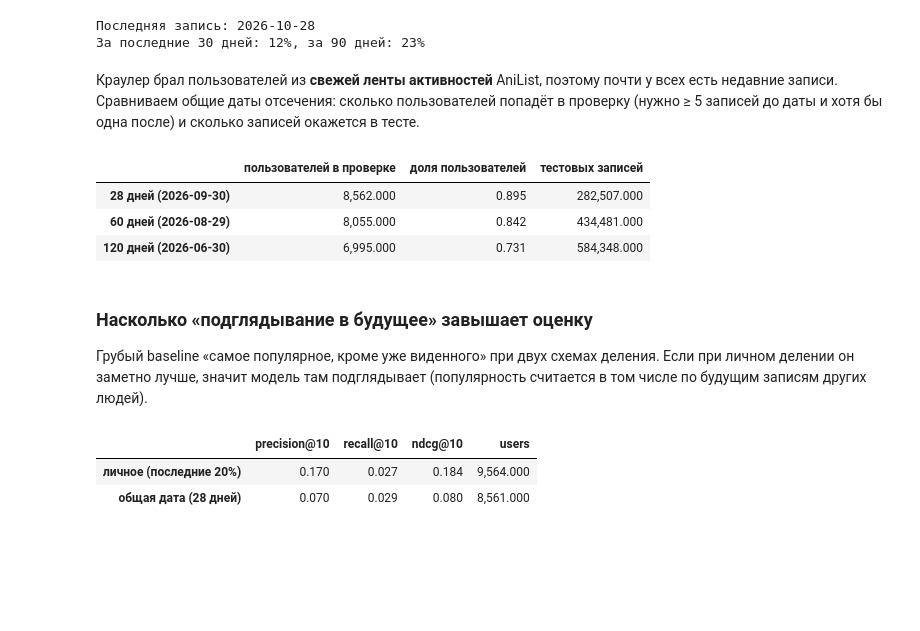
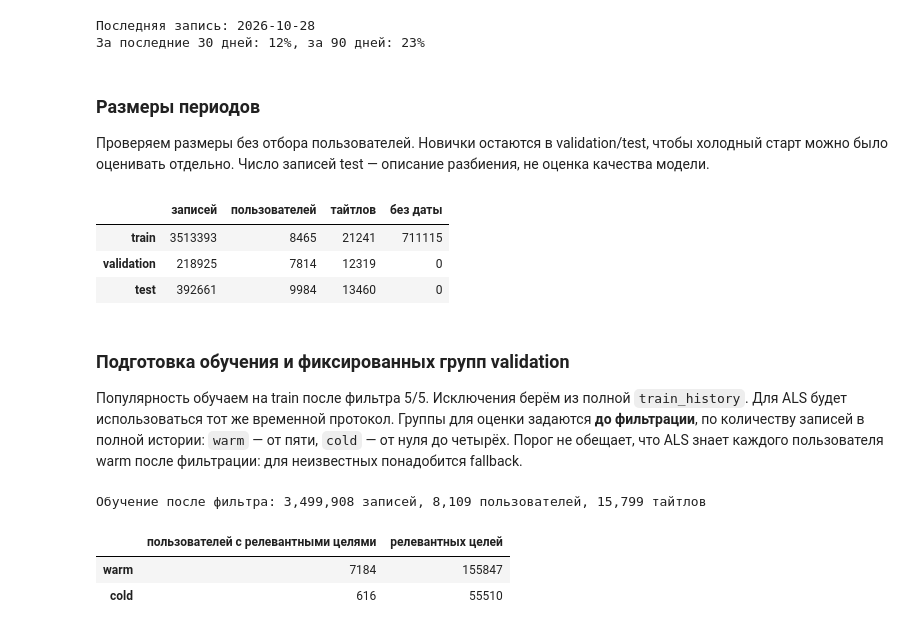
Before and after one commit to Drain-Doglazer/AniFolder, a Jupyter notebook: ml/notebooks/01_eda.ipynb, the cells around one changed output. Cells and saved outputs as stored; diff of their text form; code cells hidden in the pictures; blank space fills up the shorter version.

```diff
--- a/ml/notebooks/01_eda.ipynb
+++ b/ml/notebooks/01_eda.ipynb
@@ -477,52 +507,46 @@ print(f"За последние 30 дней: {(dated >= last - pd.Timedelta(days
 Последняя запись: 2026-10-28
 За последние 30 дней: 12%, за 90 дней: 23%
 # %% [markdown]
-Краулер брал пользователей из **свежей ленты активностей** AniList, поэтому почти у всех есть недавние записи. Сравниваем общие даты отсечения: сколько пользователей попадёт в проверку (нужно ≥ 5 записей до даты и хотя бы одна после) и сколько записей окажется в тесте.
+### Размеры периодов
+
+Проверяем размеры без отбора пользователей. Новички остаются в validation/test,
+чтобы холодный старт можно было оценивать отдельно. Число записей test — описание
+разбиения, не оценка качества модели.
 # %%
-rows = {}
-for days in [28, 60, 120]:
-    cutoff = last - pd.Timedelta(days=days)
-    after = df.updated_at >= cutoff  # df — после filter_interactions (раздел 1)
-    before_counts = df[~after].groupby("user_id").size()
-    users = set(df[after].user_id) & set(before_counts[before_counts >= 5].index)
-    rows[f"{days} дней ({cutoff.date()})"] = {
-        "пользователей в проверке": len(users),
-        "доля пользователей": len(users) / df.user_id.nunique(),
-        "тестовых записей": int(df[after].user_id.isin(users).sum()),
-    }
-pd.DataFrame(rows).T
+pd.DataFrame({
+    name: {"записей": len(part), "пользователей": part.user_id.nunique(),
+           "тайтлов": part.anime_id.nunique(), "без даты": int(part.updated_at.isna().sum())}
+    for name, part in [("train", train_history), ("validation", validation), ("test", final_test)]
+}).T
 # %% [output]
-|  | пользователей в проверке | доля пользователей | тестовых записей |
-| 28 дней (2026-09-30) | 8,562.000 | 0.895 | 282,507.000 |
-| 60 дней (2026-08-29) | 8,055.000 | 0.842 | 434,481.000 |
-| 120 дней (2026-06-30) | 6,995.000 | 0.731 | 584,348.000 |
+|  | записей | пользователей | тайтлов | без даты |
+| train | 3513393 | 8465 | 21241 | 711115 |
+| validation | 218925 | 7814 | 12319 | 0 |
+| test | 392661 | 9984 | 13460 | 0 |
 # %% [markdown]
-### Насколько «подглядывание в будущее» завышает оценку
+### Подготовка обучения и фиксированных групп validation
 
-Грубый baseline «самое популярное, кроме уже виденного» при двух схемах деления. Если при личном делении он заметно лучше, значит модель там подглядывает (популярность считается в том числе по будущим записям других людей).
+Популярность обучаем на train после фильтра 5/5. Исключения берём из полной
+`train_history`. Для ALS будет использоваться тот же временной протокол.
+Группы для оценки задаются **до фильтрации**, по количеству записей в полной истории:
+`warm` — от пяти, `cold` — от нуля до четырёх. Порог не обещает, что ALS знает
+каждого пользователя warm после фильтрации: для неизвестных понадобится fallback.
 # %%
-from app.training.evaluate import evaluate, relevant_items
-
-
-def popular_baseline(train, test, k=10):
-    relevant = relevant_items(test)
-    top = train.anime_id.value_counts().index[:500]
-    seen = train.groupby("user_id").anime_id.agg(set)
-    recs = {u: [a for a in top if a not in seen.get(u, set())][:k] for u in relevant}
-    return evaluate(recs, relevant, k)
-
-
-cutoff = last - pd.Timedelta(days=28)
-after = df.updated_at >= cutoff
-before_counts = df[~after].groupby("user_id").size()
-global_train = df[~after]
-global_test = df[after & df.user_id.isin(before_counts[before_counts >= 5].index)]
-pd.DataFrame({
-    "личное (последние 20%)": popular_baseline(train, test),
-    "общая дата (28 дней)": popular_baseline(global_train, global_test),
-}).T.round(3)
+training = filter_interactions(train_history, min_user_items=5, min_item_users=5)
+validation_relevant = relevant_items(validation)
+history_counts = train_history.user_id.value_counts()
+cohorts = {
+    "warm": {u: items for u, items in validation_relevant.items() if history_counts.get(u, 0) >= 5},
+    "cold": {u: items for u, items in validation_relevant.items() if history_counts.get(u, 0) < 5},
+}
+print(f"Обучение после фильтра: {len(training):,} записей, "
+      f"{training.user_id.nunique():,} пользователей, {training.anime_id.nunique():,} тайтлов")
+pd.DataFrame({name: {"пользователей с релевантными целями": len(targets),
+                     "релевантных целей": sum(map(len, targets.values()))}
+              for name, targets in cohorts.items()}).T
 # %% [output]
+Обучение после фильтра: 3,499,908 записей, 8,109 пользователей, 15,799 тайтлов
-|  | precision@10 | recall@10 | ndcg@10 | users |
-| личное (последние 20%) | 0.170 | 0.027 | 0.184 | 9,564.000 |
-| общая дата (28 дней) | 0.070 | 0.029 | 0.080 | 8,561.000 |
+|  | пользователей с релевантными целями | релевантных целей |
+| warm | 7184 | 155847 |
+| cold | 616 | 55510 |
 # %% [markdown]
```
Also changed, not shown: parts of 20 cells of this notebook, 2 other files.
